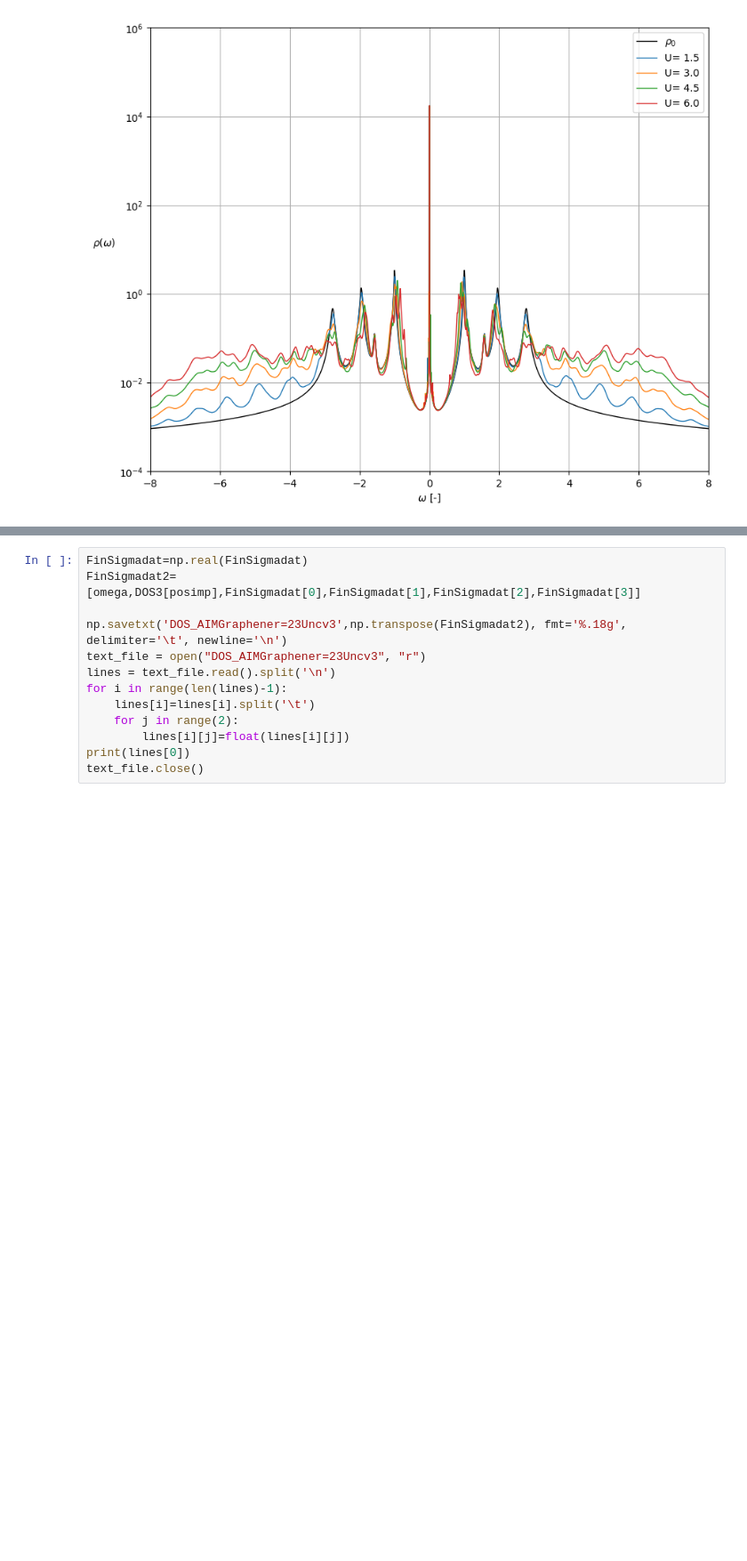
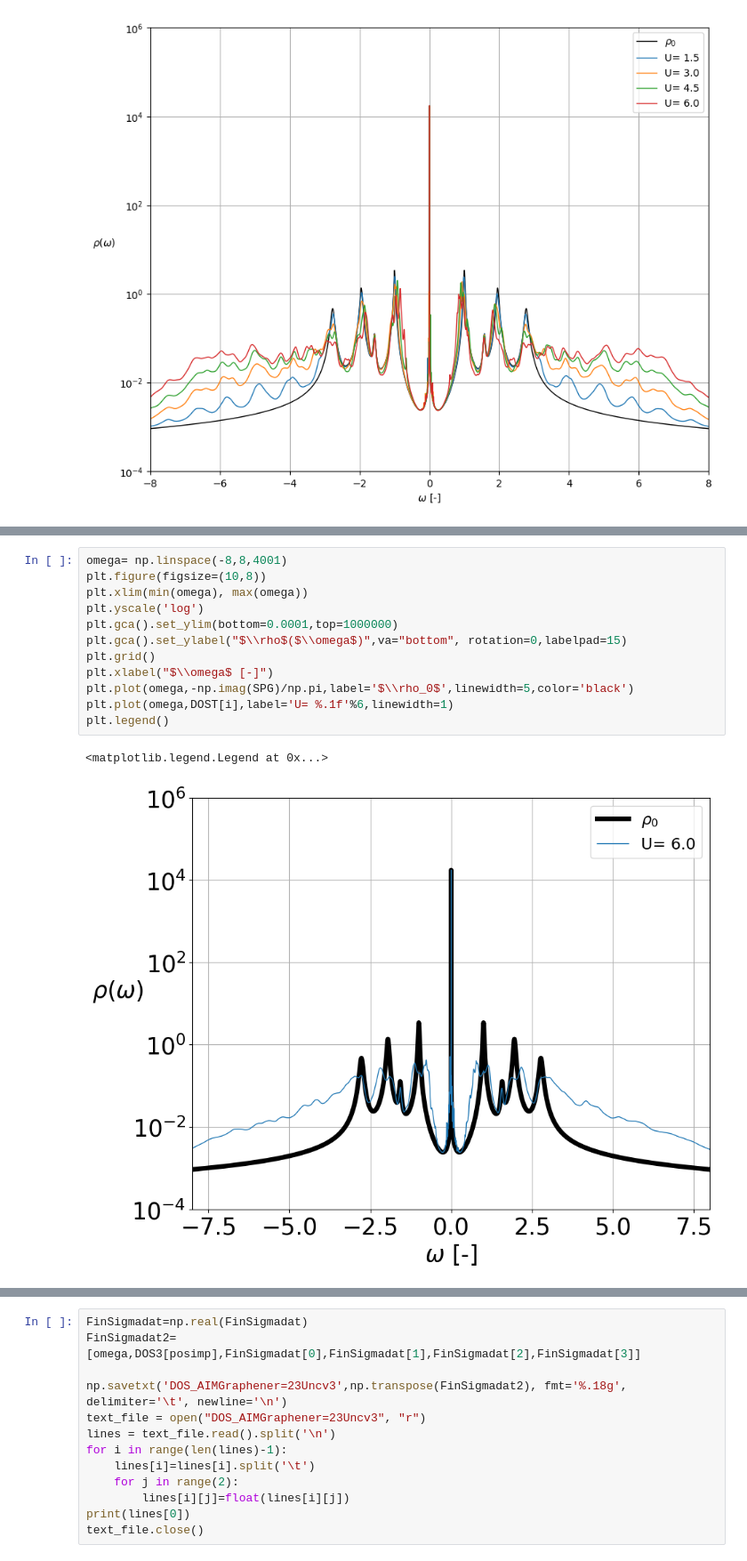
Before and after one commit to Paragon1997/Repository2023, a Jupyter notebook: DEDseriesGrapheneUv3m2.ipynb, the cells around one changed output, grey strips where cells are left out. Shown at 89% size. Saved outputs shown, nothing was run; the diff lists cells and outputs as text; blank space fills up the shorter version.

```diff
--- a/DEDseriesGrapheneUv3m2.ipynb
+++ b/DEDseriesGrapheneUv3m2.ipynb
@@ -248,0 +282,15 @@ plt.legend()
+# %%
+omega= np.linspace(-8,8,4001)
+plt.figure(figsize=(10,8))
+plt.xlim(min(omega), max(omega))
+plt.yscale('log')
+plt.gca().set_ylim(bottom=0.0001,top=1000000)
+plt.gca().set_ylabel("$\\rho$($\\omega$)",va="bottom", rotation=0,labelpad=15)
+plt.grid()
+plt.xlabel("$\\omega$ [-]")
+plt.plot(omega,-np.imag(SPG)/np.pi,label='$\\rho_0$',linewidth=5,color='black')
+plt.plot(omega,DOST[i],label='U= %.1f'%6,linewidth=1)
+plt.legend()
+# %% [output]
+<matplotlib.legend.Legend at 0x...>
+[figure, added]
```
Also changed, not shown: parts of 3 cells of this notebook, 3 other files.
